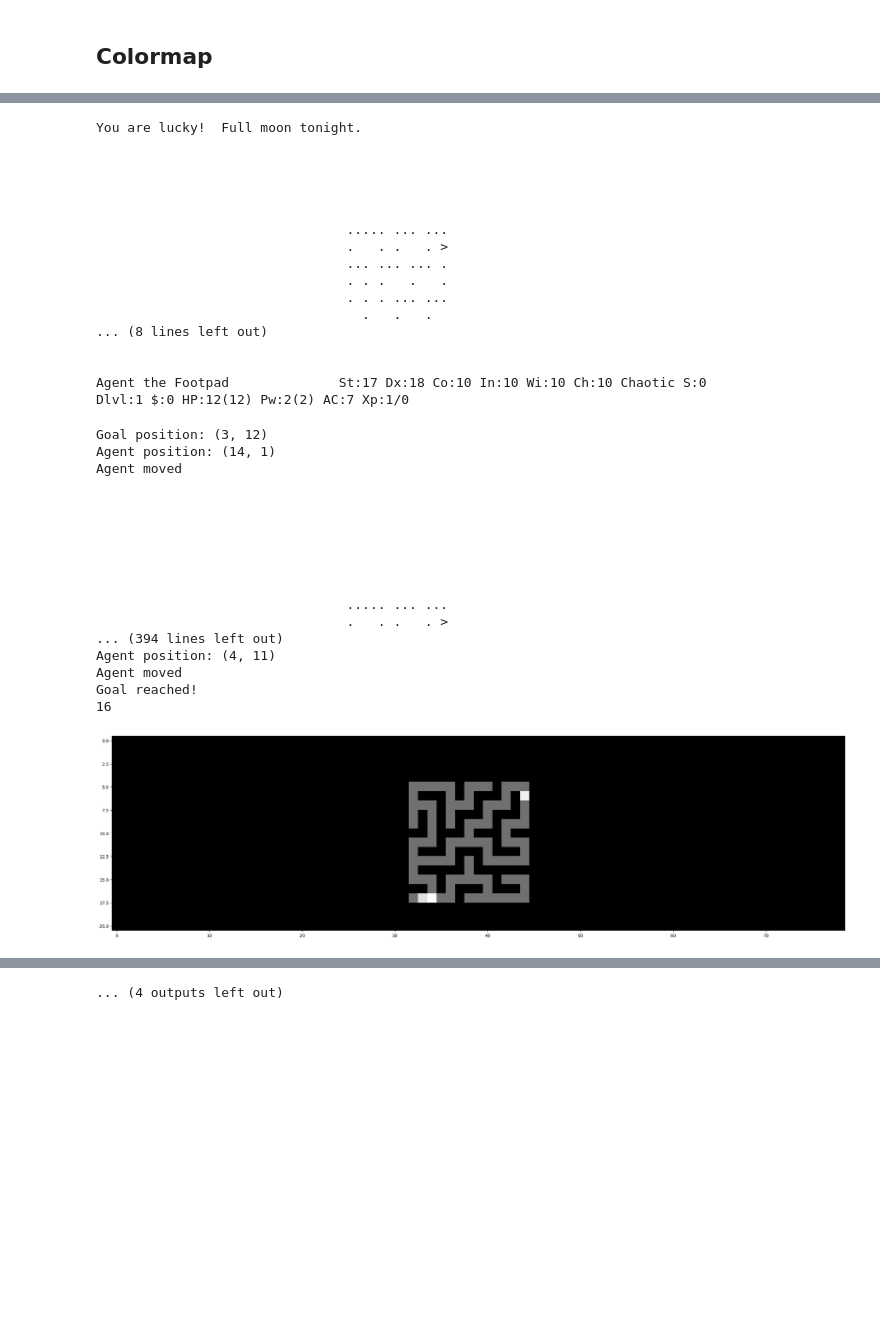
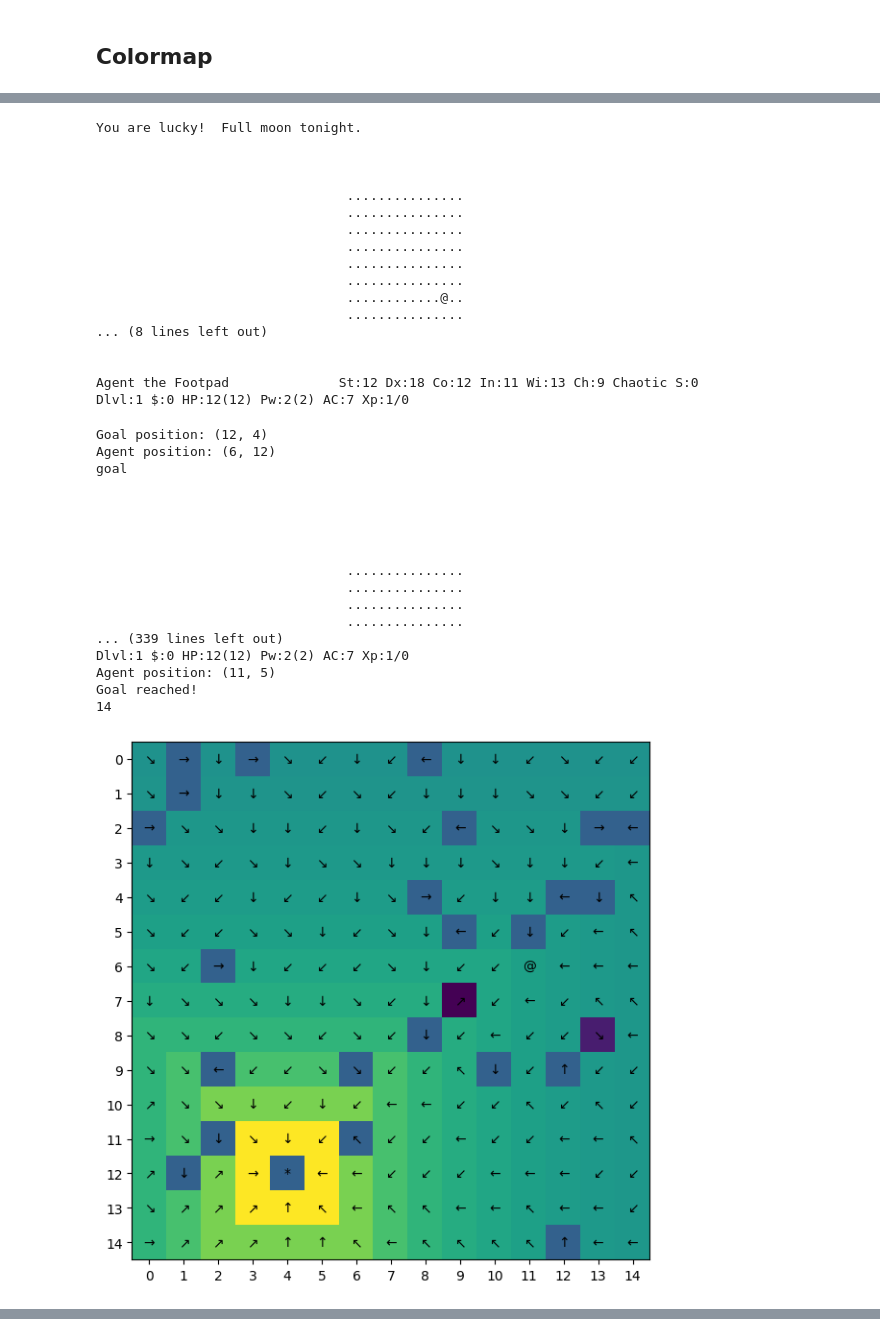
Before and after one commit to U-n-Own/minihack-evolution, a Jupyter notebook: genetic_room/prova_algoritmo_genetico.ipynb, the cells around one changed output, grey strips where cells are left out. Drawn from its saved outputs; the diff is of its cells as text; code cells hidden in the pictures; blank space fills up the shorter version.

```diff
--- a/genetic_room/prova_algoritmo_genetico.ipynb
+++ b/genetic_room/prova_algoritmo_genetico.ipynb
@@ -16,7 +16,7 @@ import time
 import gym
 import minihack
 # %%
-LABYRINTH = True
+LABYRINTH = False
 
 if not LABYRINTH:
 
@@ -30,7 +30,7 @@ else:
     env = gym.make("MiniHack-MazeWalk-Mapped-15x15-v0", observation_keys=("chars", "colors", "specials", "pixel"))
 
 
-env.seed(17)
+#env.seed(17)
 obs = env.reset() #Generate a new environment and save the describtions arrays in obs
 env.render() #Print the room
 
@@ -146,6 +146,8 @@ new_population, new_fitness, sum_fitnesses = genetic_algorithm(distance_grid=dis
                                                 fitness_calculator=fitness_calculator,
                                                 fitness_list=fitness_list,
                                                 chance_for_mutation=0,
-                                                n_iterations=300,
-                                                n_rules=100)
+                                                n_iterations=600,
+                                                n_rules=300)
+
+print(sum_fitnesses)
 # %% [output]
@@ -274,6 +326,6 @@ goal
 # %%
 from rules_new import *
-env.seed(17)
+#env.seed(17)
 obs=env.reset()
 env.render()
 agent_position = search_environment_agent_position(obs["chars"])
@@ -283,18 +335,18 @@ You are lucky!  Full moon tonight.
 
 
 
-
-
-                                ..... ... ...
-                                .   . .   . >
-                                ... ... ... .
-                                . . .   .   .
-                                . . . ... ...
-                                  .   .   .
+                                ...............
+                                ...............
+                                ...............
+                                ...............
+                                ...............
+                                ...............
+                                ............@..
+                                ...............
 ... (8 lines left out)
 
 
-Agent the Footpad              St:17 Dx:18 Co:10 In:10 Wi:10 Ch:10 Chaotic S:0
+Agent the Footpad              St:12 Dx:18 Co:12 In:11 Wi:13 Ch:9 Chaotic S:0
 Dlvl:1 $:0 HP:12(12) Pw:2(2) AC:7 Xp:1/0
 # %%
 ## Apply the rule to the env (env.step) until the goal is reached
@@ -311,42 +363,46 @@ while agent != goal:
 
     if visited_position[x][y]==1:
         movement=np.random.randint(0,7)
         while not good_movement((x,y), movement):
             movement = np.random.randint(0, 7)  # mutation
         env.step(movement)
     else:
         movement = best_rule.get_movement(x, y)
         env.step(movement)
 
     agent = (agent[0] + int_to_coord[movement][0],
                         agent[1] + int_to_coord[movement][1])
 
     visited_position[x][y]=1
     total_step+=1
 
     if agent == goal:
         print("Goal reached!")
         break
 
+    visualize_movement(score_matrix, best_rule, goal, agent, total_step)
+
     env.render()
 
 print(total_step)
+
+# create a gif with manim
 # %% [output]
-Goal position: (3, 12)
-Agent position: (14, 1)
-Agent moved
+Goal position: (12, 4)
+Agent position: (6, 12)
+goal
 
 
 
 
 
-
-
-                                ..... ... ...
-                                .   . .   . >
-... (394 lines left out)
-Agent position: (4, 11)
-Agent moved
+                                ...............
+                                ...............
+                                ...............
+                                ...............
+... (339 lines left out)
+Dlvl:1 $:0 HP:12(12) Pw:2(2) AC:7 Xp:1/0
+Agent position: (11, 5)
 Goal reached!
-16
+14
-[figure, old version]
+[figure, new version]
@@ -363 +418,0 @@ Goal reached!
-... (4 outputs left out)
```
Also changed, not shown: parts of 16 cells of this notebook, 13 other files.
